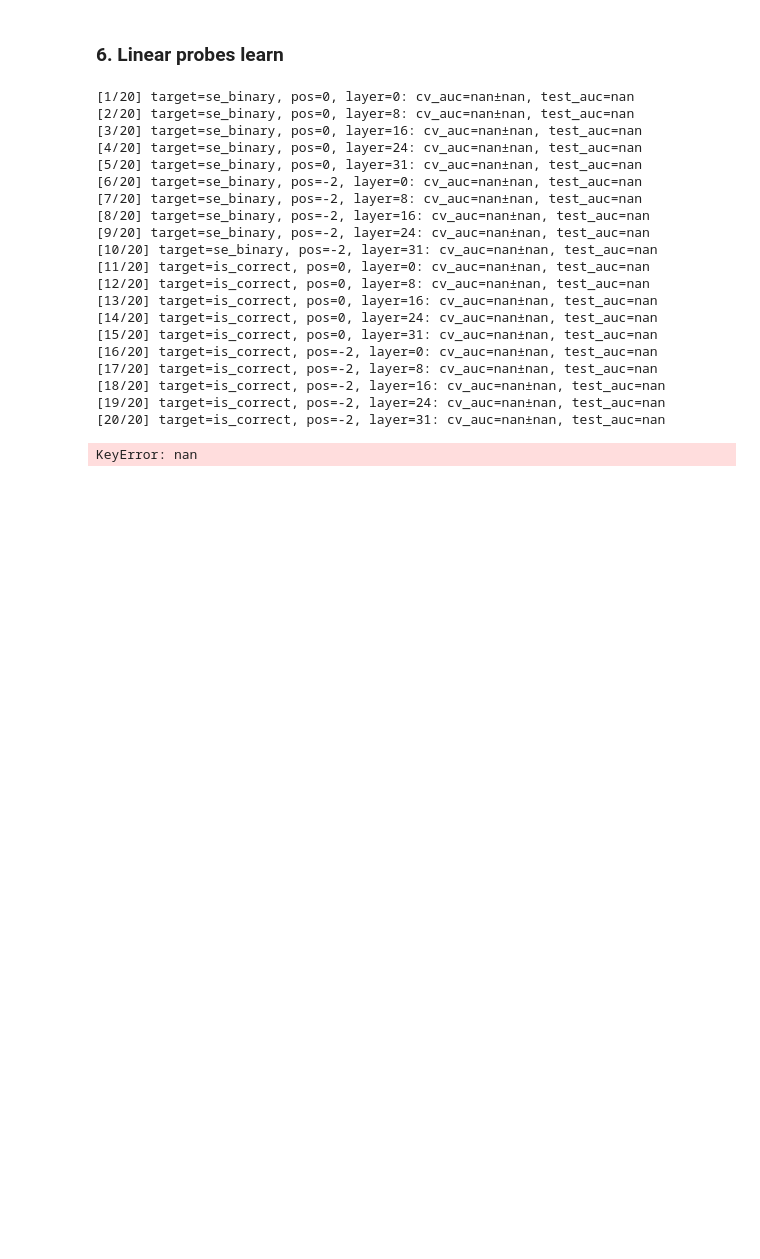
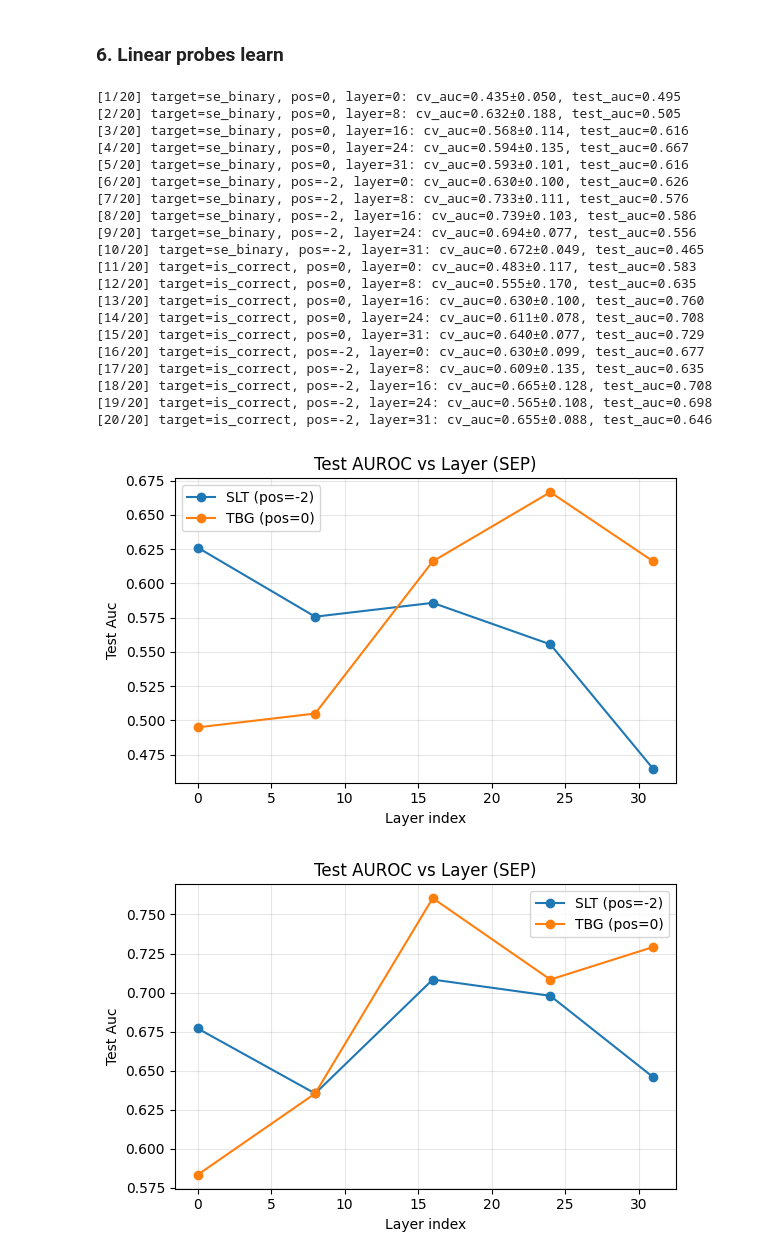
Before and after one commit to zazamrykh/internal_probing, a Jupyter notebook: notebooks/sep_with_framework.ipynb, the cells around one changed output. Drawn from its saved outputs; the diff is of its cells as text; code cells hidden in the pictures; blank space fills up the shorter version.

```diff
--- a/notebooks/sep_with_framework.ipynb
+++ b/notebooks/sep_with_framework.ipynb
@@ -201,53 +201,57 @@ Semantic entropy gamma (th): 1.4237603821586253, se weigths: 1.0
 # %%
 # 1. Create ProbeManager
 manager = ProbeManager(
     probe_class=LogisticRegression,
     probe_params={'C': 1.0, 'max_iter': 500, 'solver': 'lbfgs'},
     seed=42
 )
 
 # 2. Train probes for all combinations
 results = manager.train_every_combination(
     train_data, val_data, test_data,
     positions=[0, -2],  # TBG and SLT
     layers=[0, 8, 16, 24, 31],
     targets=['se_binary', 'is_correct'],
     k_folds=5,
     weight_field='se_weight',
     use_weights_for_targets=['se_binary'],
     eval=True,
     verbose=True
 )
 
-# 3. Find and save best probes
-best_sep = find_best_probe(results, target='se_binary')
-save_probe(best_sep['probe'], best_sep, 'models/probes/best_sep')
 
-# 4. Visualize results
+# 3. Visualize results
 plot_auc_by_layer(
     results,
     target_field='se_binary',
     title='Test AUROC vs Layer (SEP)'
 )
+
+plot_auc_by_layer(
+    results,
+    target_field='is_correct',
+    title='Test AUROC vs Layer (SEP)'
+)
 # %% [output]
-[1/20] target=se_binary, pos=0, layer=0: cv_auc=nan±nan, test_auc=nan
-[2/20] target=se_binary, pos=0, layer=8: cv_auc=nan±nan, test_auc=nan
-[3/20] target=se_binary, pos=0, layer=16: cv_auc=nan±nan, test_auc=nan
-[4/20] target=se_binary, pos=0, layer=24: cv_auc=nan±nan, test_auc=nan
-[5/20] target=se_binary, pos=0, layer=31: cv_auc=nan±nan, test_auc=nan
-[6/20] target=se_binary, pos=-2, layer=0: cv_auc=nan±nan, test_auc=nan
-[7/20] target=se_binary, pos=-2, layer=8: cv_auc=nan±nan, test_auc=nan
-[8/20] target=se_binary, pos=-2, layer=16: cv_auc=nan±nan, test_auc=nan
-[9/20] target=se_binary, pos=-2, layer=24: cv_auc=nan±nan, test_auc=nan
-[10/20] target=se_binary, pos=-2, layer=31: cv_auc=nan±nan, test_auc=nan
-[11/20] target=is_correct, pos=0, layer=0: cv_auc=nan±nan, test_auc=nan
-[12/20] target=is_correct, pos=0, layer=8: cv_auc=nan±nan, test_auc=nan
-[13/20] target=is_correct, pos=0, layer=16: cv_auc=nan±nan, test_auc=nan
-[14/20] target=is_correct, pos=0, layer=24: cv_auc=nan±nan, test_auc=nan
-[15/20] target=is_correct, pos=0, layer=31: cv_auc=nan±nan, test_auc=nan
-[16/20] target=is_correct, pos=-2, layer=0: cv_auc=nan±nan, test_auc=nan
-[17/20] target=is_correct, pos=-2, layer=8: cv_auc=nan±nan, test_auc=nan
-[18/20] target=is_correct, pos=-2, layer=16: cv_auc=nan±nan, test_auc=nan
-[19/20] target=is_correct, pos=-2, layer=24: cv_auc=nan±nan, test_auc=nan
-[20/20] target=is_correct, pos=-2, layer=31: cv_auc=nan±nan, test_auc=nan
+[1/20] target=se_binary, pos=0, layer=0: cv_auc=0.435±0.050, test_auc=0.495
+[2/20] target=se_binary, pos=0, layer=8: cv_auc=0.632±0.188, test_auc=0.505
+[3/20] target=se_binary, pos=0, layer=16: cv_auc=0.568±0.114, test_auc=0.616
+[4/20] target=se_binary, pos=0, layer=24: cv_auc=0.594±0.135, test_auc=0.667
+[5/20] target=se_binary, pos=0, layer=31: cv_auc=0.593±0.101, test_auc=0.616
+[6/20] target=se_binary, pos=-2, layer=0: cv_auc=0.630±0.100, test_auc=0.626
+[7/20] target=se_binary, pos=-2, layer=8: cv_auc=0.733±0.111, test_auc=0.576
+[8/20] target=se_binary, pos=-2, layer=16: cv_auc=0.739±0.103, test_auc=0.586
+[9/20] target=se_binary, pos=-2, layer=24: cv_auc=0.694±0.077, test_auc=0.556
+[10/20] target=se_binary, pos=-2, layer=31: cv_auc=0.672±0.049, test_auc=0.465
+[11/20] target=is_correct, pos=0, layer=0: cv_auc=0.483±0.117, test_auc=0.583
+[12/20] target=is_correct, pos=0, layer=8: cv_auc=0.555±0.170, test_auc=0.635
+[13/20] target=is_correct, pos=0, layer=16: cv_auc=0.630±0.100, test_auc=0.760
+[14/20] target=is_correct, pos=0, layer=24: cv_auc=0.611±0.078, test_auc=0.708
+[15/20] target=is_correct, pos=0, layer=31: cv_auc=0.640±0.077, test_auc=0.729
+[16/20] target=is_correct, pos=-2, layer=0: cv_auc=0.630±0.099, test_auc=0.677
+[17/20] target=is_correct, pos=-2, layer=8: cv_auc=0.609±0.135, test_auc=0.635
+[18/20] target=is_correct, pos=-2, layer=16: cv_auc=0.665±0.128, test_auc=0.708
+[19/20] target=is_correct, pos=-2, layer=24: cv_auc=0.565±0.108, test_auc=0.698
+[20/20] target=is_correct, pos=-2, layer=31: cv_auc=0.655±0.088, test_auc=0.646
-KeyError: nan
+[figure, added]
+[figure, added]
```
Also changed, not shown: parts of 2 cells of this notebook.
